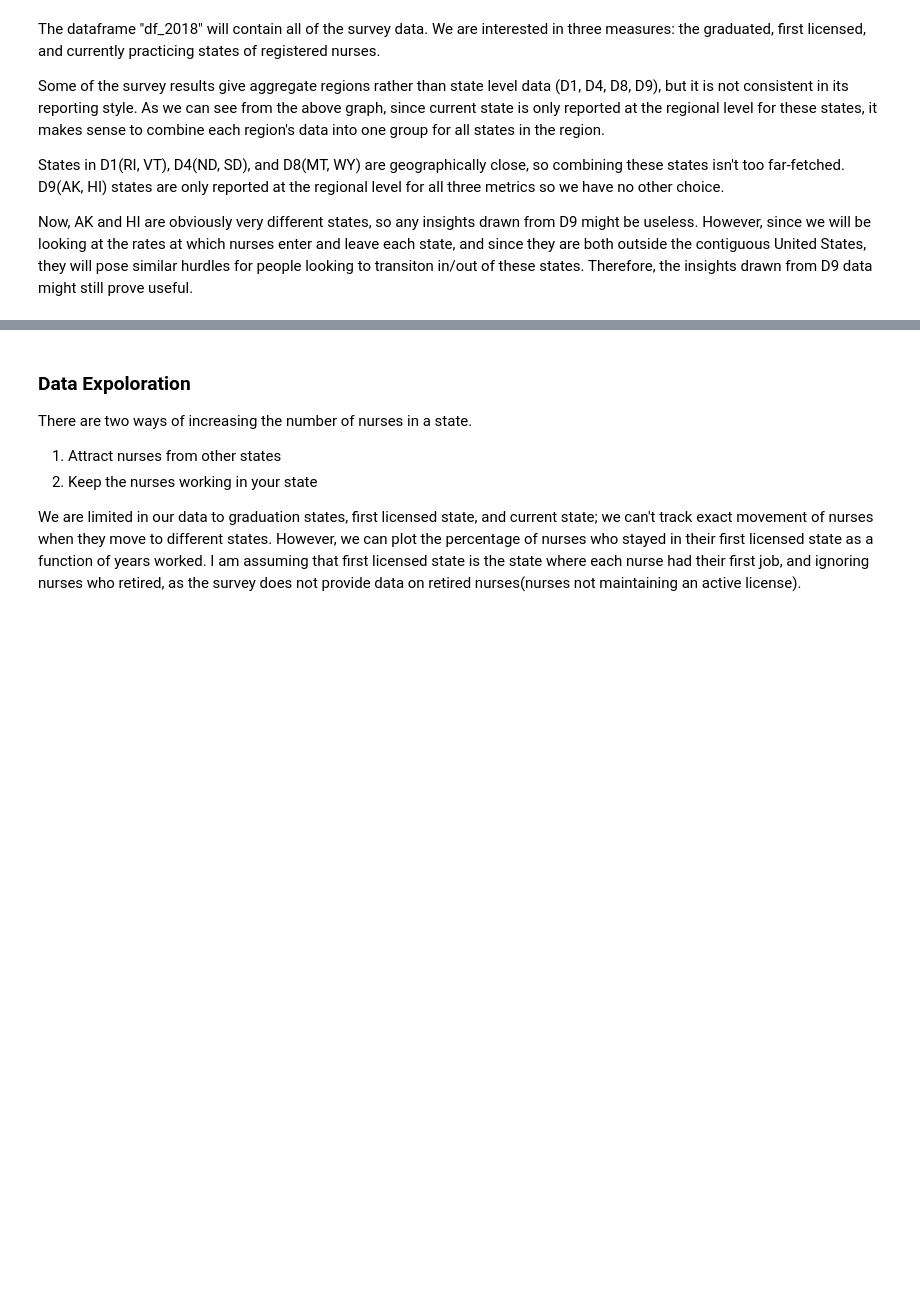
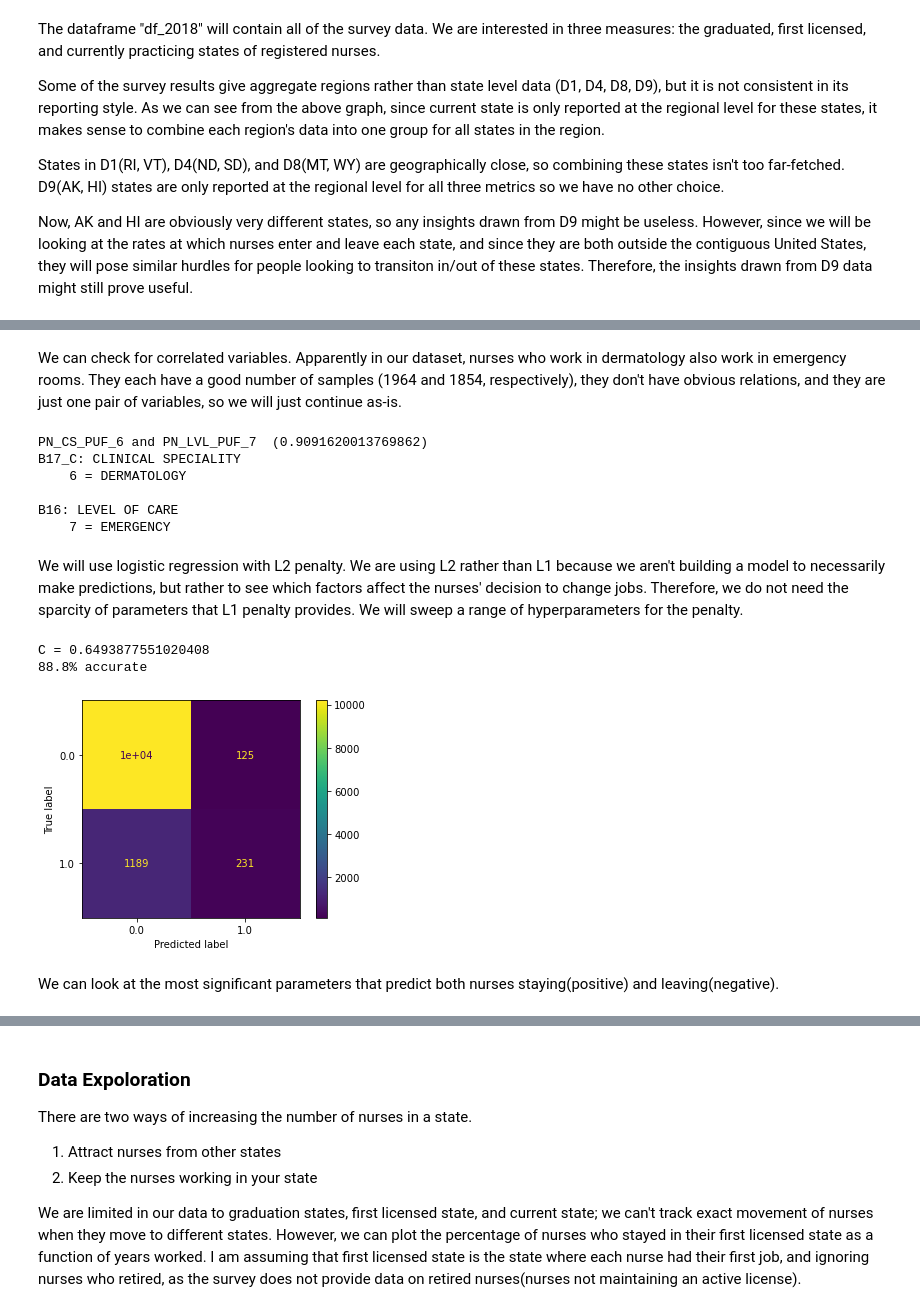
Before and after one commit to tk0802kim/Analysis-of-Nursing-Data, a Jupyter notebook: nursing_analysis.ipynb, the cells around one changed output, grey strips where cells are left out. Cells and saved outputs as stored; diff of their text form; code cells hidden in the pictures; blank space fills up the shorter version.

Commit message:
added logistic regression

```diff
--- a/nursing_analysis.ipynb
+++ b/nursing_analysis.ipynb
@@ -110,0 +279,40 @@ for key in region.keys():
+# %% [markdown]
+We can check for correlated variables. Apparently in our dataset, nurses who work in dermatology also work in emergency rooms. They each have a good number of samples (1964 and 1854, respectively), they don't have obvious relations, and they are just one pair of variables, so we will just continue as-is.
+# %%
+cor = x.corr()
+
+for i in range(cor.shape[0]):
+    for j in range(cor.shape[0]):
+        if (i>j)&(abs(cor.iloc[i,j])>0.9):
+            print('{} and {}  ({})'.format(cor.index[i],cor.index[j],abs(cor.iloc[i,j])))
+            explain(cor.index[i])
+            print(' ')
+            explain(cor.index[j])
+            print(' ')
+# %% [output]
+PN_CS_PUF_6 and PN_LVL_PUF_7  (0.9091620013769862)
+B17_C: CLINICAL SPECIALITY
+    6 = DERMATOLOGY
+
+B16: LEVEL OF CARE
+    7 = EMERGENCY
+# %% [markdown]
+We will use logistic regression with L2 penalty. We are using L2 rather than L1 because we aren't building a model to necessarily make predictions, but rather to see which factors affect the nurses' decision to change jobs. Therefore, we do not need the sparcity of parameters that L1 penalty provides. We will sweep a range of hyperparameters for the penalty.
+# %%
+from sklearn import linear_model
+from sklearn.metrics import confusion_matrix, plot_confusion_matrix
+
+Cs = np.linspace(0.64,0.66)
+logit_ridge = linear_model.LogisticRegressionCV(Cs=Cs, penalty='l2',max_iter=1000).fit(x,y)
+print('C = {}'.format(logit_ridge.C_[0]))
+cf=confusion_matrix(y, logit_ridge.predict(x))
+acc = (cf[0,0]+cf[1,1])/len(y)
+print('{:.1f}% accurate'.format(acc*100))
+plot_confusion_matrix(logit_ridge, x, y)
+plt.show()
+# %% [output]
+C = 0.6493877551020408
+88.8% accurate
+[figure, added]
+# %% [markdown]
+We can look at the most significant parameters that predict both nurses staying(positive) and leaving(negative).
```
Also changed, not shown: parts of 7 cells of this notebook, 1 other file.
